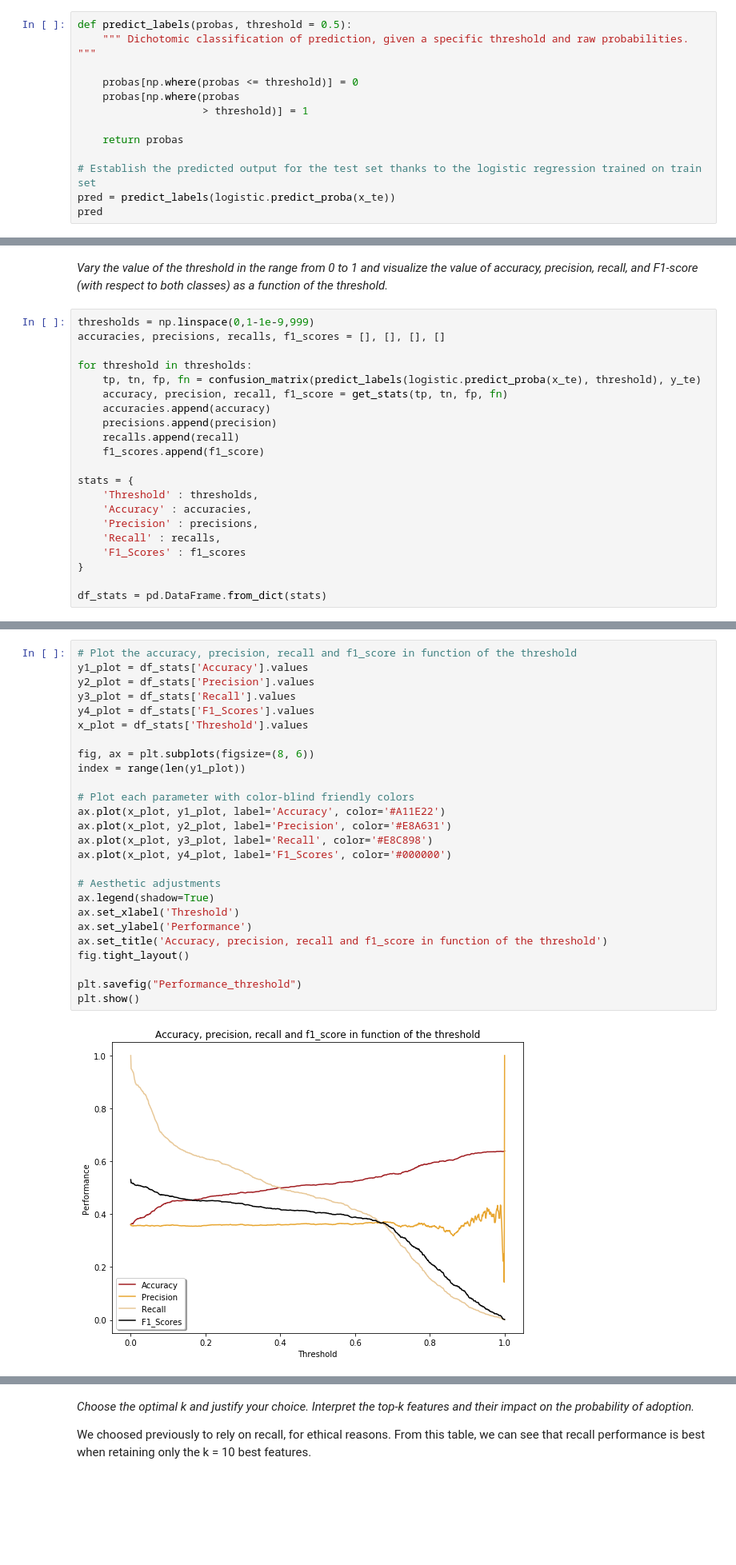
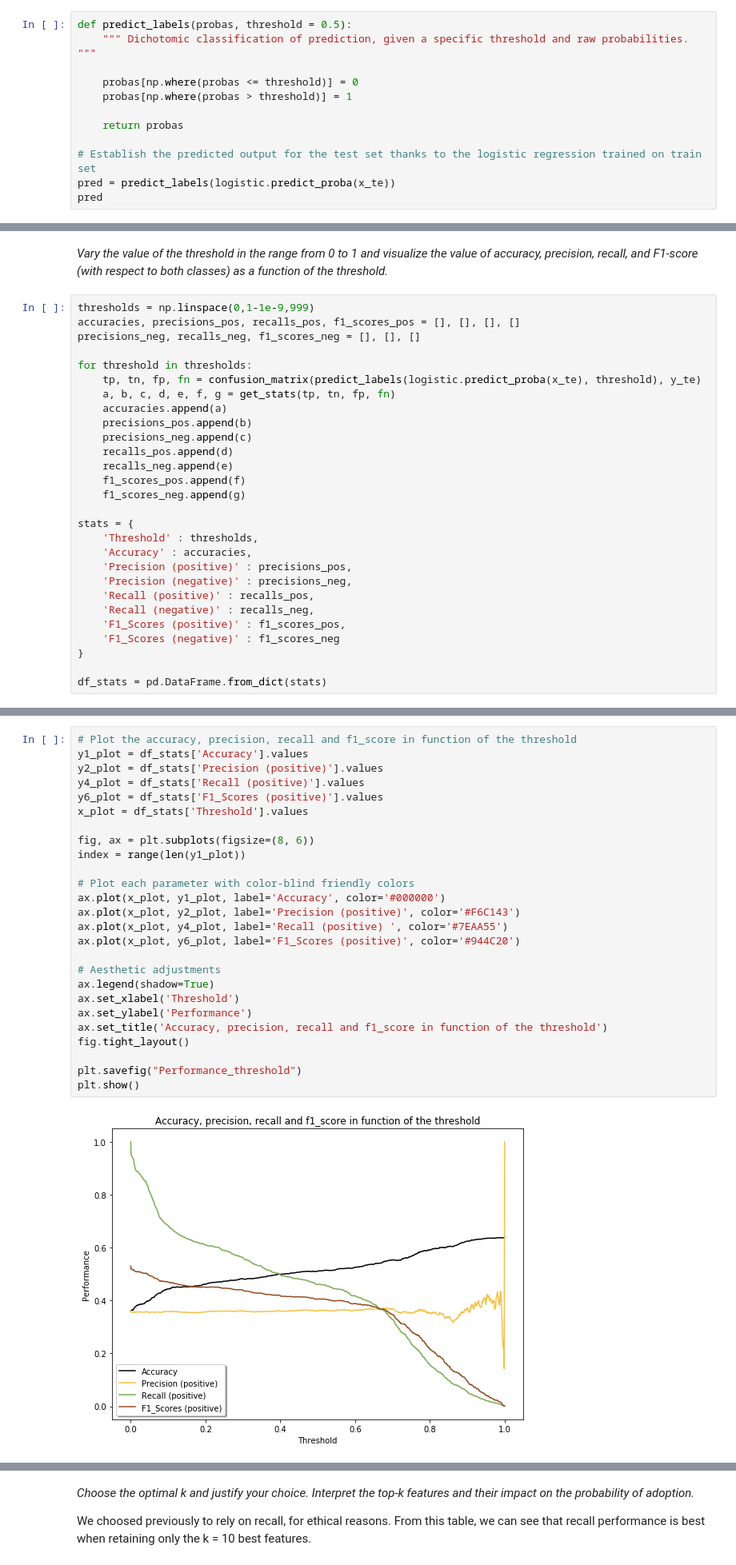
Before and after one commit to vbruttin/ada_homeworks, a Jupyter notebook: Homework4.ipynb, the cells around one changed output, grey strips where cells are left out. Shown at 80% size. Saved outputs shown, nothing was run; the diff lists cells and outputs as text; blank space fills up the shorter version.

```diff
--- a/Homework4.ipynb
+++ b/Homework4.ipynb
@@ -304,8 +304,7 @@ def predict_labels(probas, threshold = 0.5):
     """ Dichotomic classification of prediction, given a specific threshold and raw probabilities. """
 
     probas[np.where(probas <= threshold)] = 0
-    probas[np.where(probas
-                    > threshold)] = 1
+    probas[np.where(probas > threshold)] = 1
 
     return probas
 
@@ -387,22 +406,29 @@ print(" Accuracy : {}\n Precision : {}\n Recall : {}\n F1 Score : {}\n".\
 _Vary the value of the threshold in the range from 0 to 1 and visualize the value of accuracy, precision, recall, and F1-score (with respect to both classes) as a function of the threshold._
 # %%
 thresholds = np.linspace(0,1-1e-9,999)
-accuracies, precisions, recalls, f1_scores = [], [], [], []
+accuracies, precisions_pos, recalls_pos, f1_scores_pos = [], [], [], []
+precisions_neg, recalls_neg, f1_scores_neg = [], [], []
 
 for threshold in thresholds:
     tp, tn, fp, fn = confusion_matrix(predict_labels(logistic.predict_proba(x_te), threshold), y_te)
-    accuracy, precision, recall, f1_score = get_stats(tp, tn, fp, fn)
-    accuracies.append(accuracy)
-    precisions.append(precision)
-    recalls.append(recall)
-    f1_scores.append(f1_score)
+    a, b, c, d, e, f, g = get_stats(tp, tn, fp, fn)
+    accuracies.append(a)
+    precisions_pos.append(b)
+    precisions_neg.append(c)
+    recalls_pos.append(d)
+    recalls_neg.append(e)
+    f1_scores_pos.append(f)
+    f1_scores_neg.append(g)
 
 stats = {
     'Threshold' : thresholds,
     'Accuracy' : accuracies,
-    'Precision' : precisions,
-    'Recall' : recalls,
-    'F1_Scores' : f1_scores
+    'Precision (positive)' : precisions_pos,
+    'Precision (negative)' : precisions_neg,
+    'Recall (positive)' : recalls_pos,
+    'Recall (negative)' : recalls_neg,
+    'F1_Scores (positive)' : f1_scores_pos,
+    'F1_Scores (negative)' : f1_scores_neg
 }
 
 df_stats = pd.DataFrame.from_dict(stats)
@@ -409,28 +437,28 @@ df_stats = pd.DataFrame.from_dict(stats)
 # %%
 # Plot the accuracy, precision, recall and f1_score in function of the threshold
 y1_plot = df_stats['Accuracy'].values
-y2_plot = df_stats['Precision'].values
-y3_plot = df_stats['Recall'].values
-y4_plot = df_stats['F1_Scores'].values
+y2_plot = df_stats['Precision (positive)'].values
+y4_plot = df_stats['Recall (positive)'].values
+y6_plot = df_stats['F1_Scores (positive)'].values
 x_plot = df_stats['Threshold'].values
 
 fig, ax = plt.subplots(figsize=(8, 6))
 index = range(len(y1_plot))
 
 # Plot each parameter with color-blind friendly colors
-ax.plot(x_plot, y1_plot, label='Accuracy', color='#A11E22')
-ax.plot(x_plot, y2_plot, label='Precision', color='#E8A631')
-ax.plot(x_plot, y3_plot, label='Recall', color='#E8C898')
-ax.plot(x_plot, y4_plot, label='F1_Scores', color='#000000')
+ax.plot(x_plot, y1_plot, label='Accuracy', color='#000000')
+ax.plot(x_plot, y2_plot, label='Precision (positive)', color='#F6C143')
+ax.plot(x_plot, y4_plot, label='Recall (positive) ', color='#7EAA55')
+ax.plot(x_plot, y6_plot, label='F1_Scores (positive)', color='#944C20')
 
 # Aesthetic adjustments
 ax.legend(shadow=True)
 ax.set_xlabel('Threshold')
 ax.set_ylabel('Performance')
 ax.set_title('Accuracy, precision, recall and f1_score in function of the threshold')
 fig.tight_layout()
 
 plt.savefig("Performance_threshold")
 plt.show()
 # %% [output]
-[figure, old version]
+[figure, new version]
```
Also changed, not shown: parts of 16 cells of this notebook.
